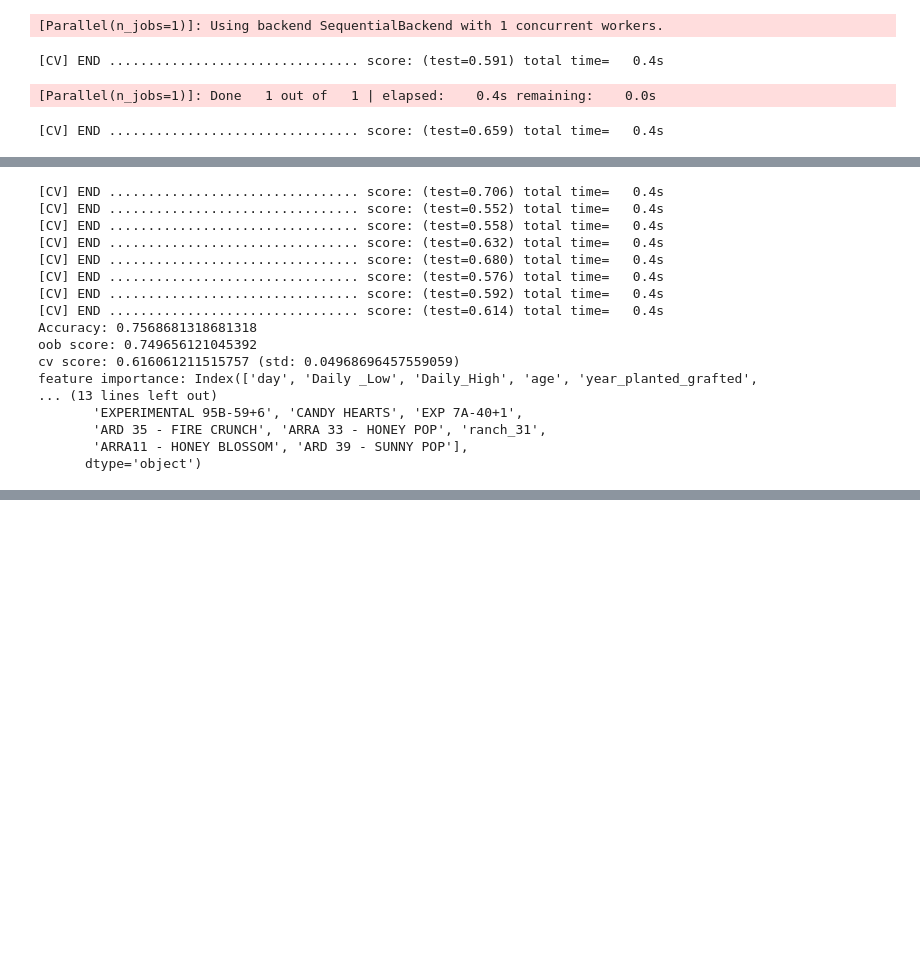
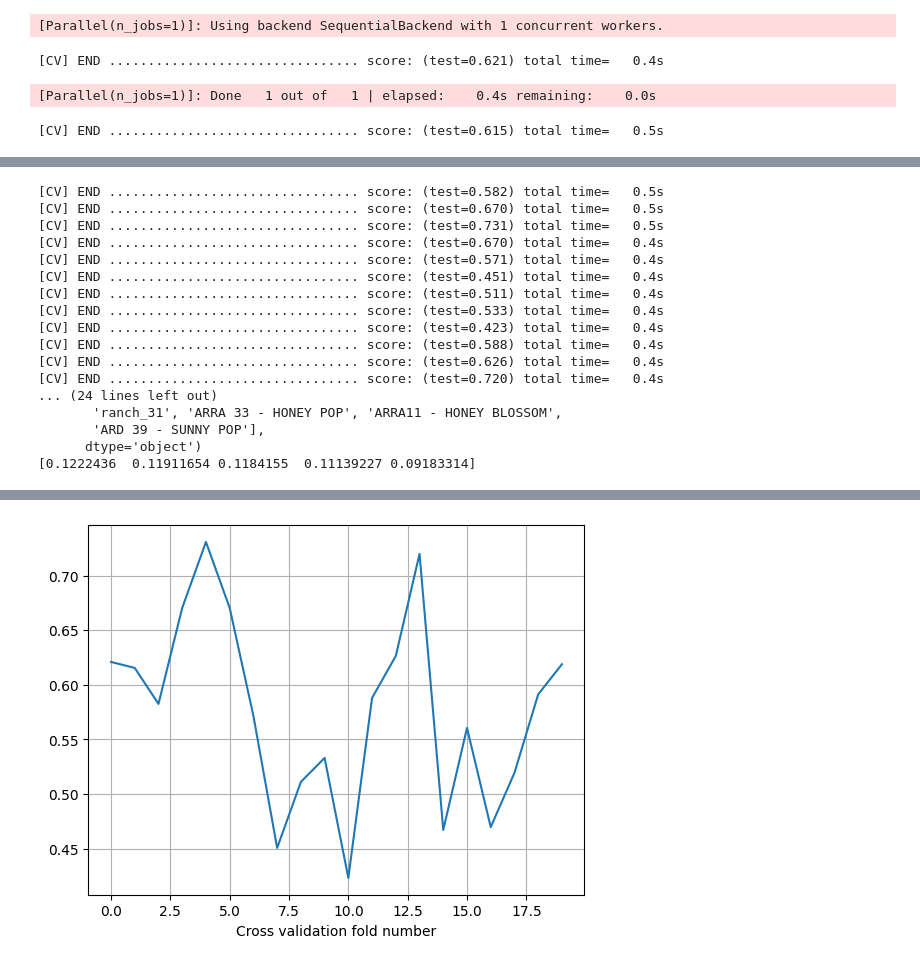
Before and after one commit to COGS118A/Group036-Wi23, a Jupyter notebook: Random Forest.ipynb, the cells around one changed output, grey strips where cells are left out. Cells and saved outputs as stored; diff of their text form; code cells hidden in the pictures; blank space fills up the shorter version.

```diff
--- a/Random Forest.ipynb
+++ b/Random Forest.ipynb
@@ -67,14 +97,19 @@ model.fit(X_train, y_train)
 y_pred = model.predict(X_test)
 
 acc = accuracy_score(y_test, y_pred)
-cv_score = cross_val_score(model, X, y_gb, cv=10, verbose=3)
+cv_score = cross_val_score(model, X, y_gb, cv=20, verbose=3)
 
 print("Accuracy:", acc)
 print('oob score:', model.oob_score_)
 print(f'cv score: {cv_score.mean()} (std: {cv_score.std()})')
 print('feature importance:', X.columns[np.flip(np.argsort(model.feature_importances_))])
+print(np.sort(model.feature_importances_)[:-6:-1])
+
+plt.plot(range(cv_score.size), cv_score)
+plt.xlabel('Cross validation fold number')
+plt.grid()
 # %% [output]
 [Parallel(n_jobs=1)]: Using backend SequentialBackend with 1 concurrent workers.
-[CV] END ................................ score: (test=0.591) total time=   0.4s
+[CV] END ................................ score: (test=0.621) total time=   0.4s
 [Parallel(n_jobs=1)]: Done   1 out of   1 | elapsed:    0.4s remaining:    0.0s
-[CV] END ................................ score: (test=0.659) total time=   0.4s
+[CV] END ................................ score: (test=0.615) total time=   0.5s
@@ -82,17 +117,17 @@ print('feature importance:', X.columns[np.flip(np.argsort(model.feature_importan
-[CV] END ................................ score: (test=0.706) total time=   0.4s
-[CV] END ................................ score: (test=0.552) total time=   0.4s
-[CV] END ................................ score: (test=0.558) total time=   0.4s
-[CV] END ................................ score: (test=0.632) total time=   0.4s
-[CV] END ................................ score: (test=0.680) total time=   0.4s
-[CV] END ................................ score: (test=0.576) total time=   0.4s
-[CV] END ................................ score: (test=0.592) total time=   0.4s
-[CV] END ................................ score: (test=0.614) total time=   0.4s
-Accuracy: 0.7568681318681318
-oob score: 0.749656121045392
-cv score: 0.616061211515757 (std: 0.04968696457559059)
-feature importance: Index(['day', 'Daily _Low', 'Daily_High', 'age', 'year_planted_grafted',
-... (13 lines left out)
-       'EXPERIMENTAL 95B-59+6', 'CANDY HEARTS', 'EXP 7A-40+1',
-       'ARD 35 - FIRE CRUNCH', 'ARRA 33 - HONEY POP', 'ranch_31',
-       'ARRA11 - HONEY BLOSSOM', 'ARD 39 - SUNNY POP'],
+[CV] END ................................ score: (test=0.582) total time=   0.5s
+[CV] END ................................ score: (test=0.670) total time=   0.5s
+[CV] END ................................ score: (test=0.731) total time=   0.5s
+[CV] END ................................ score: (test=0.670) total time=   0.4s
+[CV] END ................................ score: (test=0.571) total time=   0.4s
+[CV] END ................................ score: (test=0.451) total time=   0.4s
+[CV] END ................................ score: (test=0.511) total time=   0.4s
+[CV] END ................................ score: (test=0.533) total time=   0.4s
+[CV] END ................................ score: (test=0.423) total time=   0.4s
+[CV] END ................................ score: (test=0.588) total time=   0.4s
+[CV] END ................................ score: (test=0.626) total time=   0.4s
+[CV] END ................................ score: (test=0.720) total time=   0.4s
+... (24 lines left out)
+       'ranch_31', 'ARRA 33 - HONEY POP', 'ARRA11 - HONEY BLOSSOM',
+       'ARD 39 - SUNNY POP'],
       dtype='object')
+[0.1222436  0.11911654 0.1184155  0.11139227 0.09183314]
@@ -99,0 +135 @@ feature importance: Index(['day', 'Daily _Low', 'Daily_High', 'age', 'year_plant
+[figure, added]
```
Also changed, not shown: parts of 14 cells of this notebook.
